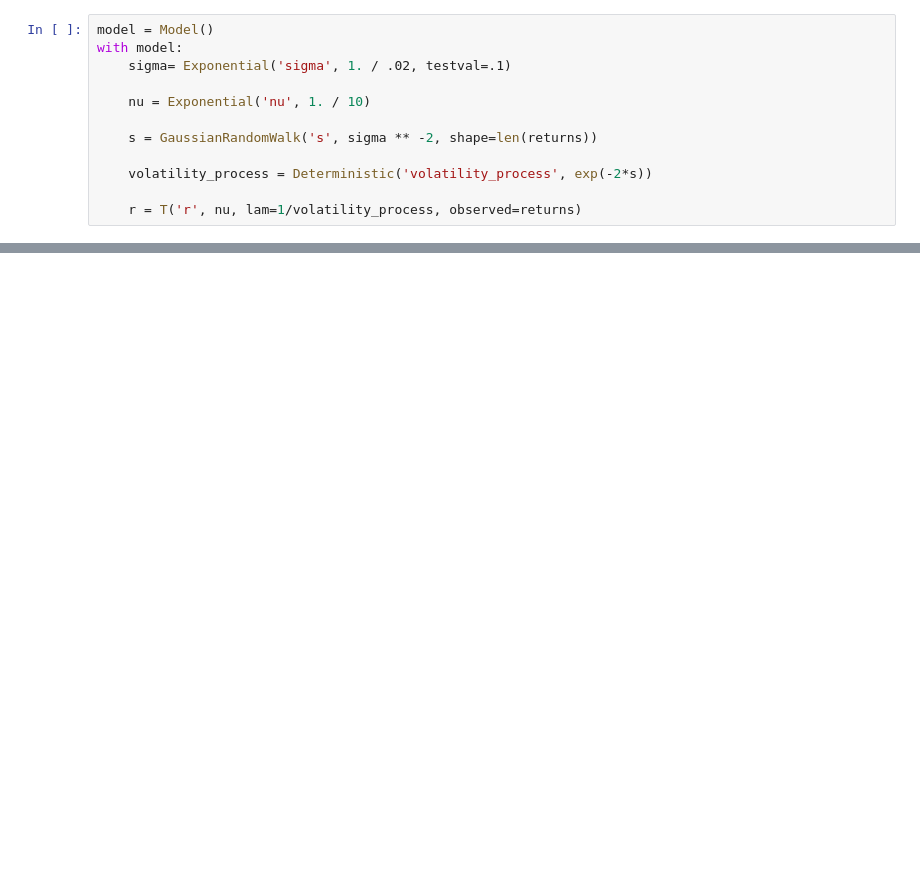
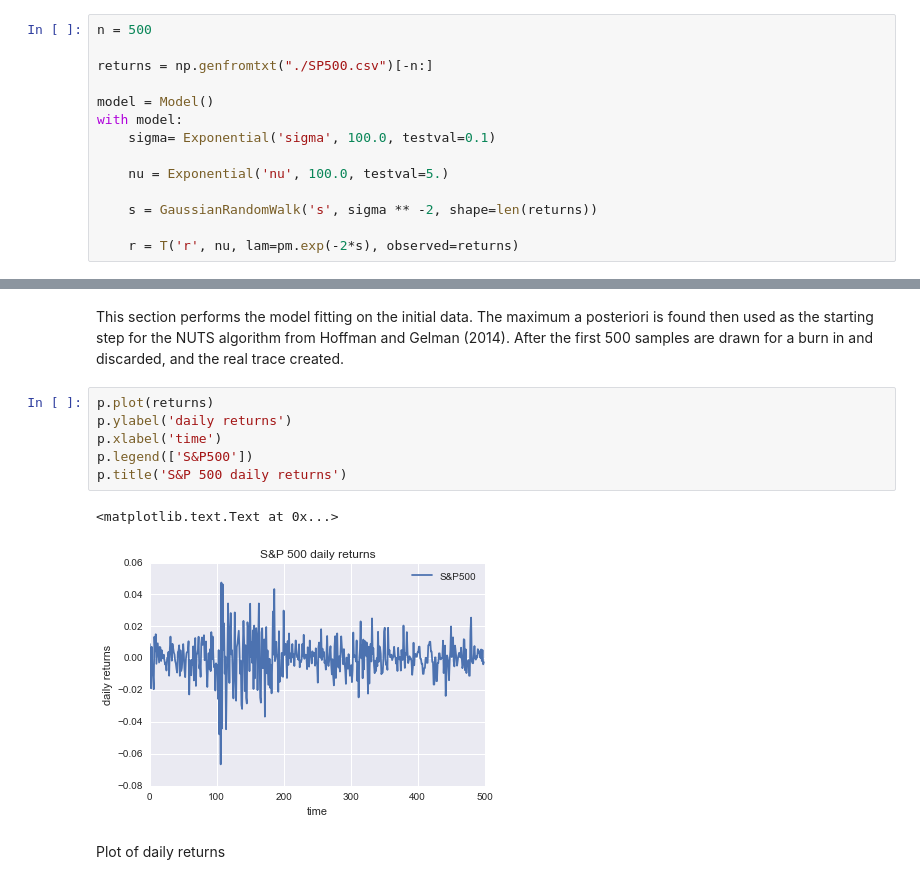
Before and after one commit to drwofle21/stochastic-volatility, a Jupyter notebook: stochastic volatility.ipynb, the cells around one changed output, grey strips where cells are left out. Drawn from its saved outputs; the diff is of its cells as text; blank space fills up the shorter version.

```diff
--- a/stochastic volatility.ipynb
+++ b/stochastic volatility.ipynb
@@ -29,12 +17,14 @@ WARNING: pylab import has clobbered these variables: ['prod', 'power', 'sum', 's
 # %%
+n = 500
+
+returns = np.genfromtxt("./SP500.csv")[-n:]
+
 model = Model()
 with model:
-    sigma= Exponential('sigma', 1. / .02, testval=.1)
+    sigma= Exponential('sigma', 100.0, testval=0.1)
 
-    nu = Exponential('nu', 1. / 10)
+    nu = Exponential('nu', 100.0, testval=5.)
 
     s = GaussianRandomWalk('s', sigma ** -2, shape=len(returns))
 
-    volatility_process = Deterministic('volatility_process', exp(-2*s))
-
-    r = T('r', nu, lam=1/volatility_process, observed=returns)
+    r = T('r', nu, lam=pm.exp(-2*s), observed=returns)
@@ -69,0 +44,13 @@ run()
+# %% [markdown]
+This section performs the model fitting on the initial data. The maximum a posteriori is found then used as the starting step for the NUTS algorithm from Hoffman and Gelman (2014). After the first 500 samples are drawn for a burn in and discarded, and the real trace created.
+# %%
+p.plot(returns)
+p.ylabel('daily returns')
+p.xlabel('time')
+p.legend(['S&P500'])
+p.title('S&P 500 daily returns')
+# %% [output]
+<matplotlib.text.Text at 0x...>
+[figure, added]
+# %% [markdown]
+Plot of daily returns
```
Also changed, not shown: parts of 18 cells of this notebook.
